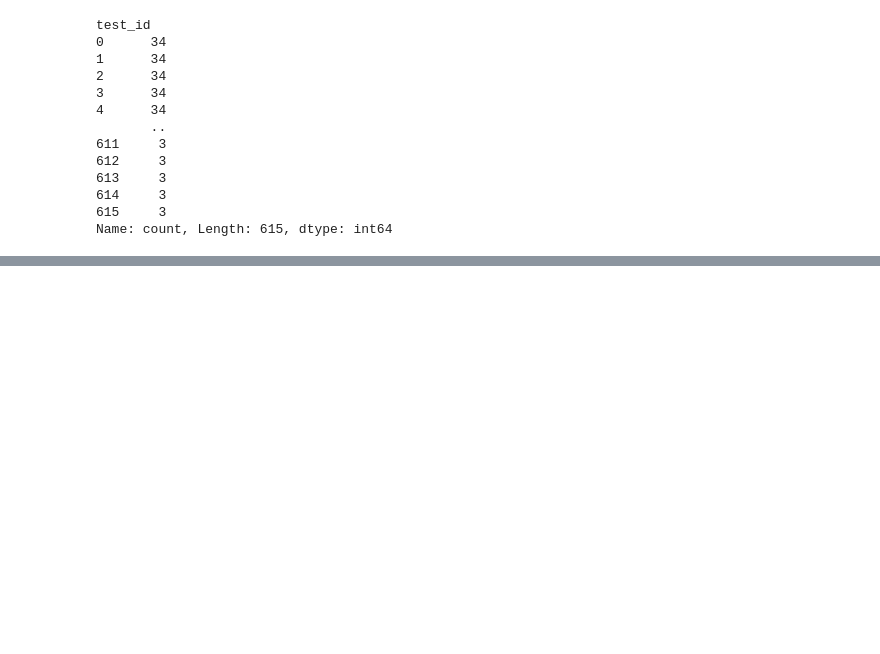
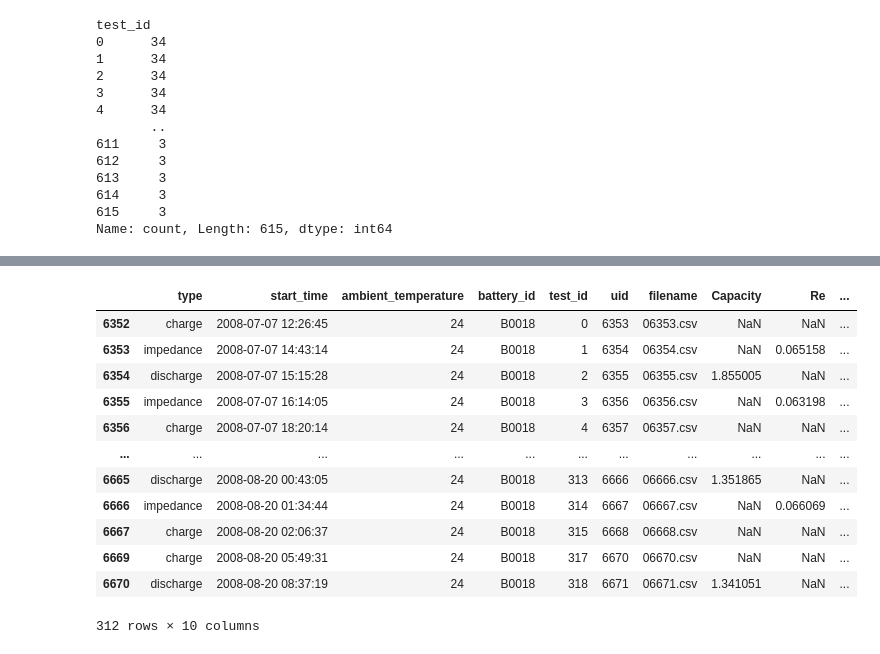
Before and after one commit to mipigirl7/project_lithium_battery_analysis_16team, a Jupyter notebook: works/JSP/전처리.ipynb, the cells around one changed output, grey strips where cells are left out. Cells and saved outputs as stored; diff of their text form; code cells hidden in the pictures; blank space fills up the shorter version.

```diff
--- a/works/JSP/전처리.ipynb
+++ b/works/JSP/전처리.ipynb
@@ -255,0 +306,16 @@ Name: count, Length: 615, dtype: int64
+# %%
+df[df['battery_id']== 'B0018']
+# %% [output]
+|  | type | start_time | ambient_temperature | battery_id | test_id | uid | filename | Capacity | Re | ... |
+| 6352 | charge | 2008-07-07 12:26:45 | 24 | B0018 | 0 | 6353 | 06353.csv | NaN | NaN | ... |
+| 6353 | impedance | 2008-07-07 14:43:14 | 24 | B0018 | 1 | 6354 | 06354.csv | NaN | 0.065158 | ... |
+| 6354 | discharge | 2008-07-07 15:15:28 | 24 | B0018 | 2 | 6355 | 06355.csv | 1.855005 | NaN | ... |
+| 6355 | impedance | 2008-07-07 16:14:05 | 24 | B0018 | 3 | 6356 | 06356.csv | NaN | 0.063198 | ... |
+| 6356 | charge | 2008-07-07 18:20:14 | 24 | B0018 | 4 | 6357 | 06357.csv | NaN | NaN | ... |
+| ... | ... | ... | ... | ... | ... | ... | ... | ... | ... | ... |
+| 6665 | discharge | 2008-08-20 00:43:05 | 24 | B0018 | 313 | 6666 | 06666.csv | 1.351865 | NaN | ... |
+| 6666 | impedance | 2008-08-20 01:34:44 | 24 | B0018 | 314 | 6667 | 06667.csv | NaN | 0.066069 | ... |
+| 6667 | charge | 2008-08-20 02:06:37 | 24 | B0018 | 315 | 6668 | 06668.csv | NaN | NaN | ... |
+| 6669 | charge | 2008-08-20 05:49:31 | 24 | B0018 | 317 | 6670 | 06670.csv | NaN | NaN | ... |
+| 6670 | discharge | 2008-08-20 08:37:19 | 24 | B0018 | 318 | 6671 | 06671.csv | 1.341051 | NaN | ... |
+312 rows × 10 columns
```
Also changed, not shown: parts of 4 cells of this notebook, 1 other file.
